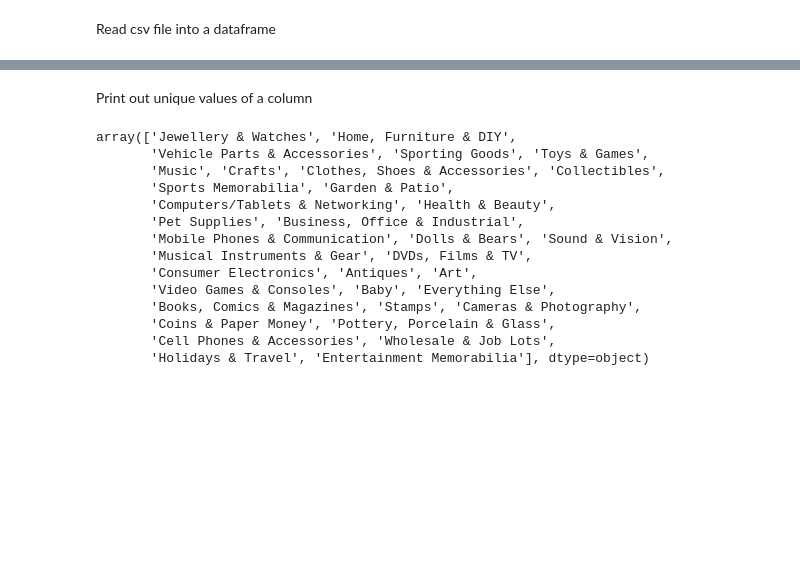
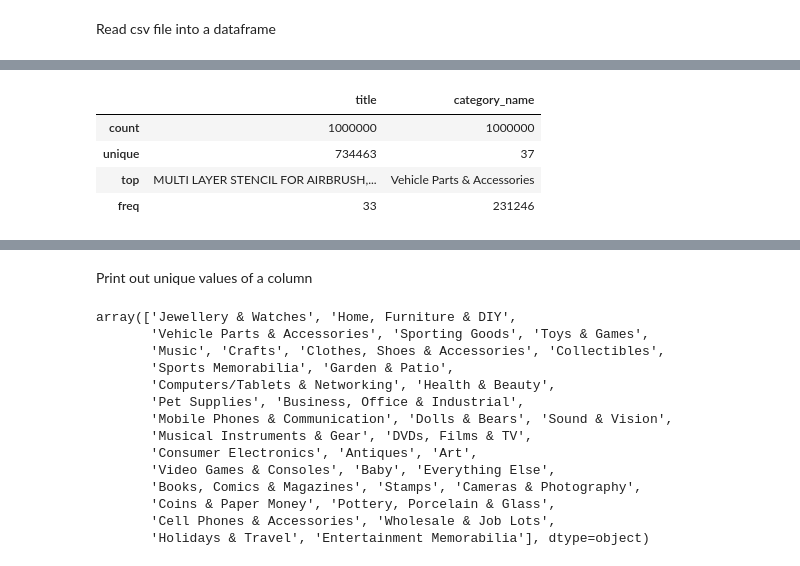
Before and after one commit to bmj-school/ref_DataScienceRetreat, a Jupyter notebook: DSR Lecture notebooks/Module 13 - Advanced Model Pipeline - Pawal/1.5 Pipelines introduction - Transforming text data.ipynb, the cells around one changed output, grey strips where cells are left out. Cells and saved outputs as stored; diff of their text form; code cells hidden in the pictures; blank space fills up the shorter version.

```diff
--- a/DSR Lecture notebooks/Module 13 - Advanced Model Pipeline - Pawal/1.5 Pipelines introduction - Transforming text data.ipynb
+++ b/DSR Lecture notebooks/Module 13 - Advanced Model Pipeline - Pawal/1.5 Pipelines introduction - Transforming text data.ipynb
@@ -44,0 +47,8 @@ df.head()
+# %%
+df.describe()
+# %% [output]
+|  | title | category_name |
+| count | 1000000 | 1000000 |
+| unique | 734463 | 37 |
+| top | MULTI LAYER STENCIL FOR AIRBRUSH,... | Vehicle Parts & Accessories |
+| freq | 33 | 231246 |
```
Also changed, not shown: parts of 12 cells of this notebook, 1 other file.
